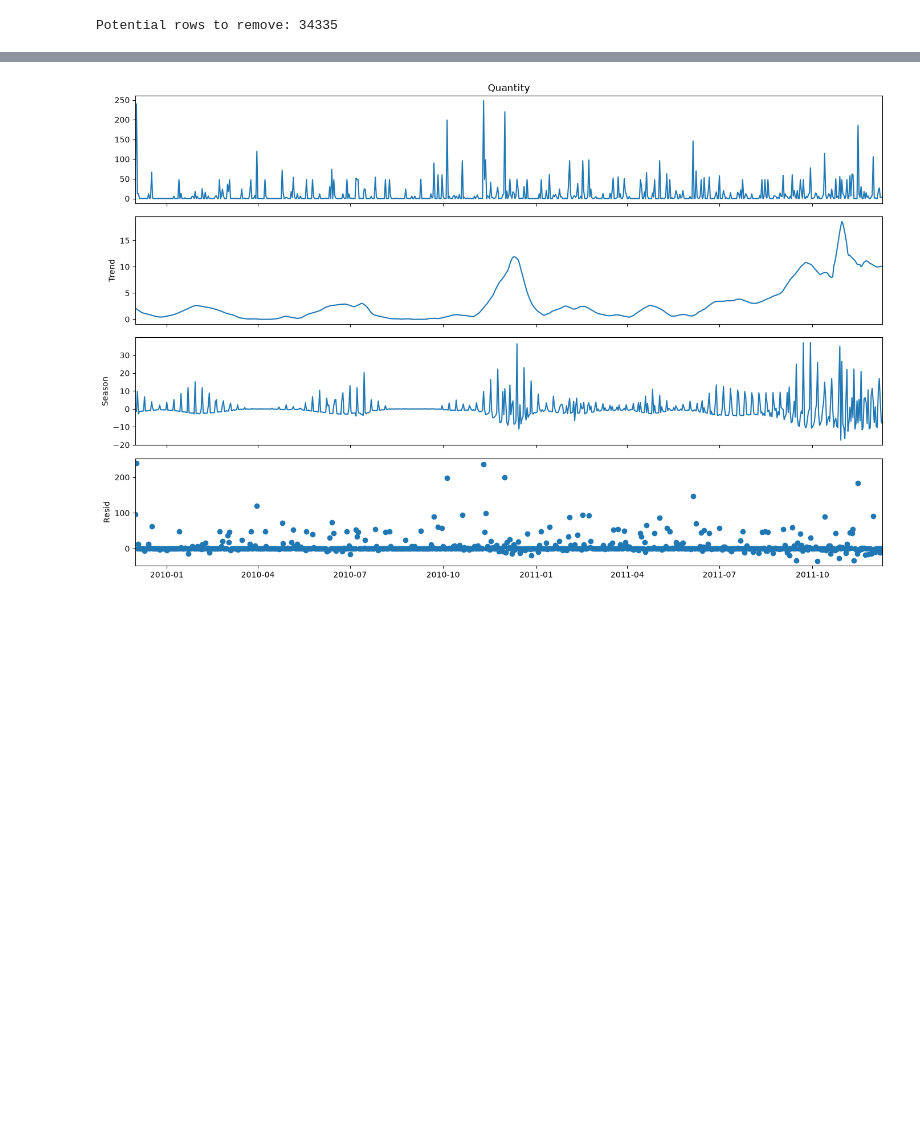
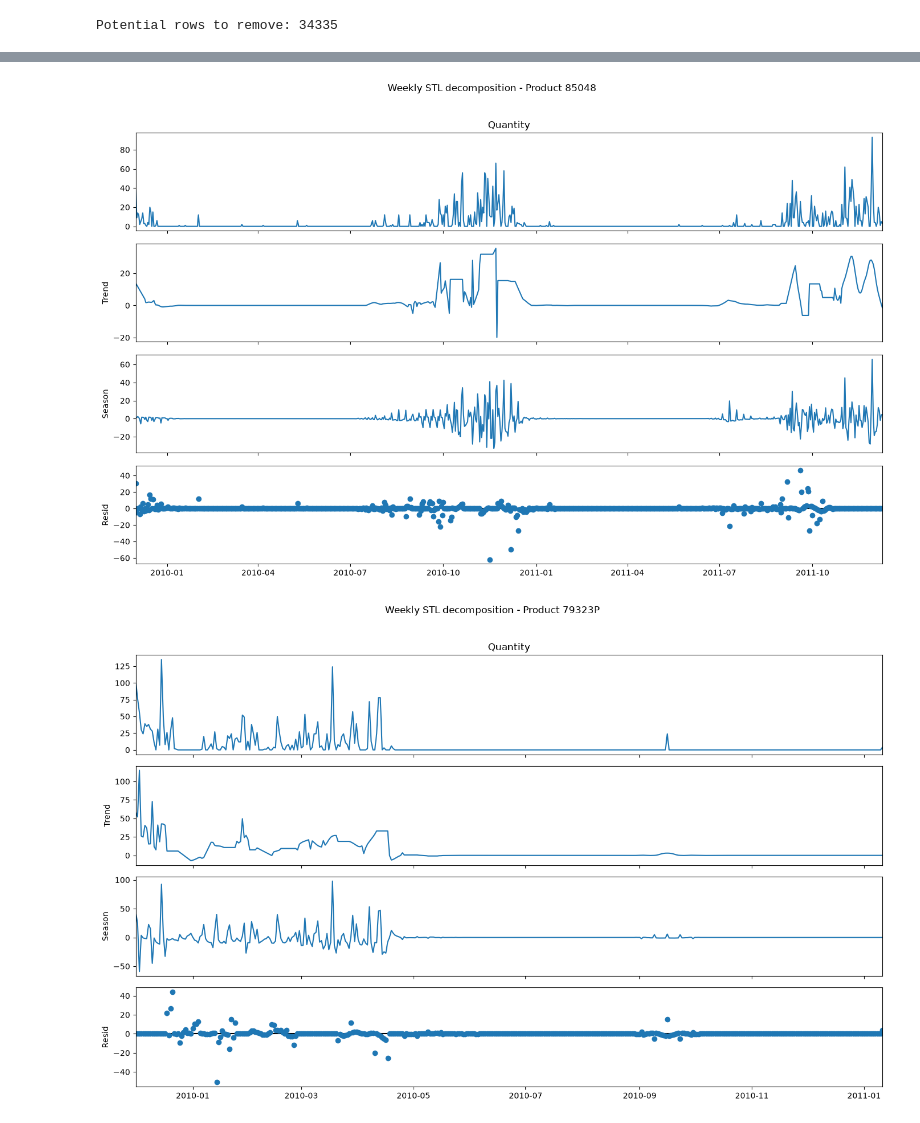
Before and after one commit to pboneza/smart-stock, a Jupyter notebook: notebooks/01_data_exploration.ipynb, the cells around one changed output, grey strips where cells are left out. Drawn from its saved outputs; the diff is of its cells as text; code cells hidden in the pictures; blank space fills up the shorter version.

```diff
--- a/notebooks/01_data_exploration.ipynb
+++ b/notebooks/01_data_exploration.ipynb
@@ -464,18 +282,0 @@ Daily quantities from positive, paid product transactions, excluding identified
-# %%
-selected_code = "22041"  # Replace with the selected StockCode
-
-product_df = clean_df.loc[
-    clean_df["StockCode"].astype("string").eq(selected_code)
-].copy()
-
-product_df["InvoiceDate"] = pd.to_datetime(product_df["InvoiceDate"])
-
-if product_df.empty:
-    raise ValueError("No sales found for the selected product.")
-
-daily_sales = (
-    product_df.set_index("InvoiceDate")["Quantity"]
-              .sort_index()
-              .resample("D")
-              .sum()
-)
@@ -528,18 +314,25 @@ plt.show()
 # %%
-# Weekly STL decomposition
+# Weekly STL decomposition for each of the first five products
 
-if len(daily_sales) < 28:
-    raise ValueError("Use at least four weeks for this initial weekly analysis.")
+for code in first_five_prods:
+    product = product_transactions.loc[product_transactions["StockCode"].eq(code)].copy()
+    daily_sales = (
+            product.set_index("InvoiceDate")["Quantity"].sort_index().resample("D").sum()
+        )
+    if len(daily_sales) < 28:
+        print(f"Skipping {code}: fewer than four weeks of daily sales.")
 
-decomposition = STL(
-    daily_sales,
-    period=7,
-    robust=True,
-).fit()
+    decomposition = STL(
+        daily_sales,
+        period=7,
+        robust=True,
+    ).fit()
 
-fig = decomposition.plot()
-fig.set_size_inches(14, 9)
-plt.tight_layout()
-plt.show()
+    fig = decomposition.plot()
+    fig.set_size_inches(14, 9)
+    fig.suptitle(f"Weekly STL decomposition - Product {code}")
+    plt.tight_layout(rect= [0, 0, 1, 0.96])
+    plt.show()
 # %% [output]
-[figure, old version]
+[figure, new version]
+[figure, added]
```
Also changed, not shown: parts of 45 cells of this notebook, 32 other files.
